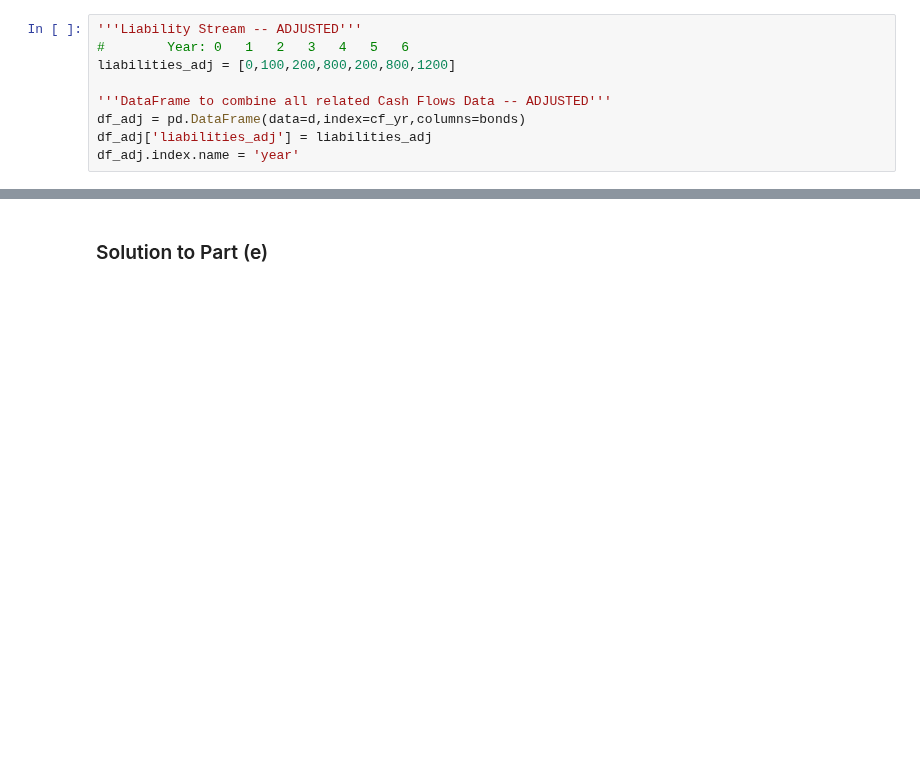
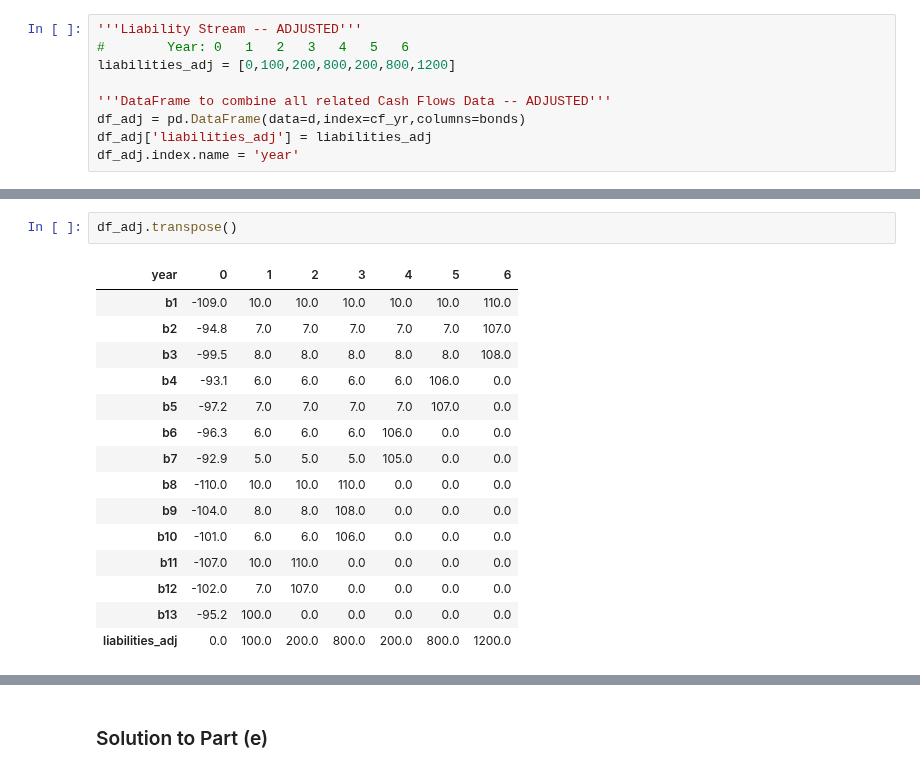
Before and after one commit to jdean53/GeneralWork, a Jupyter notebook: FinOps/HW2.ipynb, the cells around one changed output, grey strips where cells are left out. Saved outputs shown, nothing was run; the diff lists cells and outputs as text; blank space fills up the shorter version.

```diff
--- a/FinOps/HW2.ipynb
+++ b/FinOps/HW2.ipynb
@@ -425,3 +501,21 @@ Decision Variable Breakdown
 | b13 | 0.000000 | 0.000000 | 0.000000 |
+# %%
+df_adj.transpose()
+# %% [output]
+| year | 0 | 1 | 2 | 3 | 4 | 5 | 6 |
+| b1 | -109.0 | 10.0 | 10.0 | 10.0 | 10.0 | 10.0 | 110.0 |
+| b2 | -94.8 | 7.0 | 7.0 | 7.0 | 7.0 | 7.0 | 107.0 |
+| b3 | -99.5 | 8.0 | 8.0 | 8.0 | 8.0 | 8.0 | 108.0 |
+| b4 | -93.1 | 6.0 | 6.0 | 6.0 | 6.0 | 106.0 | 0.0 |
+| b5 | -97.2 | 7.0 | 7.0 | 7.0 | 7.0 | 107.0 | 0.0 |
+| b6 | -96.3 | 6.0 | 6.0 | 6.0 | 106.0 | 0.0 | 0.0 |
+| b7 | -92.9 | 5.0 | 5.0 | 5.0 | 105.0 | 0.0 | 0.0 |
+| b8 | -110.0 | 10.0 | 10.0 | 110.0 | 0.0 | 0.0 | 0.0 |
+| b9 | -104.0 | 8.0 | 8.0 | 108.0 | 0.0 | 0.0 | 0.0 |
+| b10 | -101.0 | 6.0 | 6.0 | 106.0 | 0.0 | 0.0 | 0.0 |
+| b11 | -107.0 | 10.0 | 110.0 | 0.0 | 0.0 | 0.0 | 0.0 |
+| b12 | -102.0 | 7.0 | 107.0 | 0.0 | 0.0 | 0.0 | 0.0 |
+| b13 | -95.2 | 100.0 | 0.0 | 0.0 | 0.0 | 0.0 | 0.0 |
+| liabilities_adj | 0.0 | 100.0 | 200.0 | 800.0 | 200.0 | 800.0 | 1200.0 |
 # %%
 '''Dual Solve'''
```
Also changed, not shown: parts of 16 cells of this notebook.
